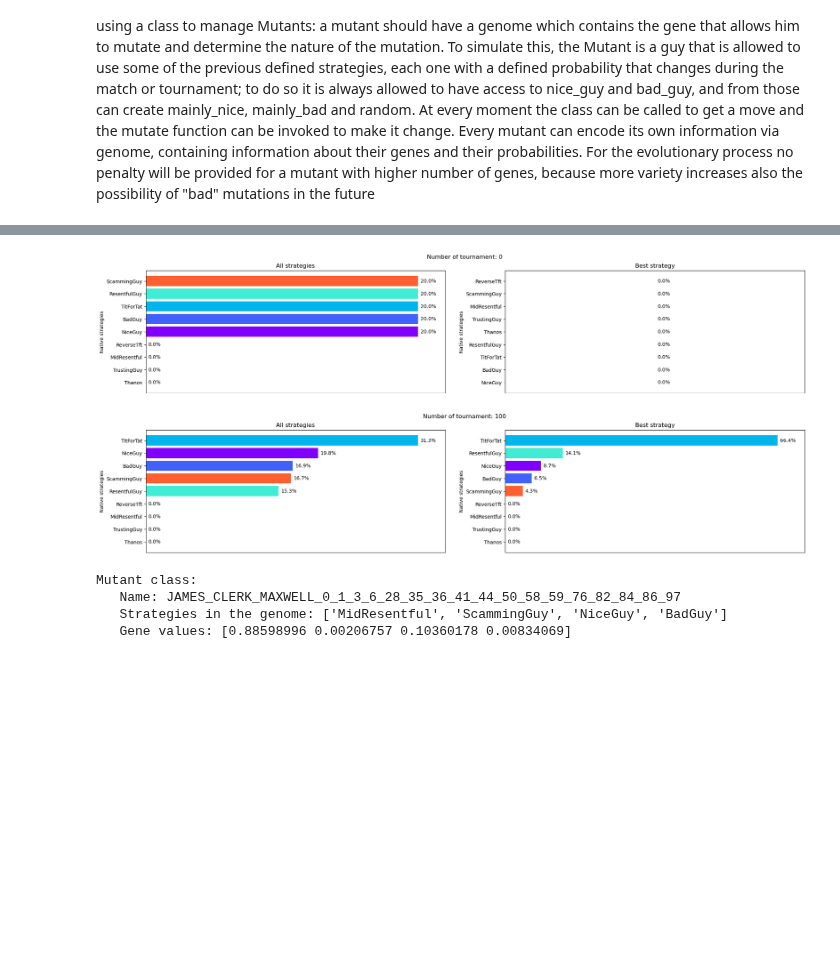
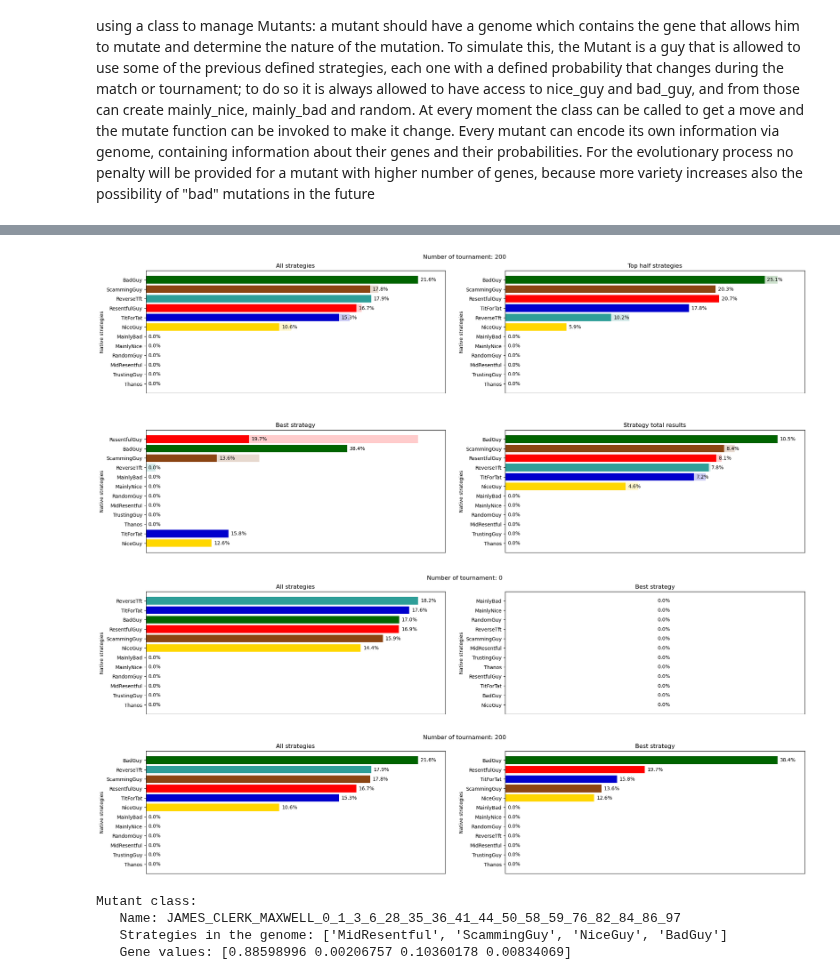
Before and after one commit to LeoPi314/LCP_projects_Y7_Group_4, a Jupyter notebook: Mutable.ipynb, the cells around one changed output, grey strips where cells are left out. Cells and saved outputs as stored; diff of their text form; code cells hidden in the pictures; blank space fills up the shorter version.

Commit message:
[leonardo] colors, saving and some trials

```diff
--- a/Mutable.ipynb
+++ b/Mutable.ipynb
@@ -240,7 +262,7 @@ def get_m_list( mode, par_list=[], N_mut = 1000, N_gen = 100 ) :
     m_keys = list( m_dic.keys() )
     return m_dic, m_keys
 # %%
-def m_tourney( player_list=[], N_rounds = 10, M = Payoff):
+def m_tourney( participants={}, player_list=[], N_rounds = 10, M = Payoff):
     # the player_list here is already made and given by input
     # Compute the combinations
     matchups = list(itertools.combinations(player_list, 2))
@@ -258,6 +280,9 @@ def m_tourney( player_list=[], N_rounds = 10, M = Payoff):
         # Retrieve the final scores for Player1 and Player2 as the last element in the list
         R1, R2 = AllRewards[-1][0], AllRewards[-1][1]
         list_with_scores.append( comb + (R1,R2) )
+        # make participants adapt to the previous results, corresponding to their winning condition
+        participants[ player1 ].adapt( ( R1 > R2 ) )
+        participants[ player2 ].adapt( ( R2 > R1 ) )
 
     # Compute the score for each named player and add it to the list
     FinalScores = []
@@ -536,18 +579,18 @@ def make_a_couple( data_frame, t_key='tournament', p_key = 'Strategies', image_k
     n_part = len( data_frame[ p_key ].unique() )
 
     #---------------------------------------COLORS-----------------------------------------------------------------
-    # chosing a colormap
-    colormap = plt.cm.rainbow
+    # # chosing a colormap
+    # colormap = plt.cm.rainbow
 
-    # generating color sfumatures, n_part is number of colors used
-    colors = [colormap(i) for i in np.linspace(0, 1, n_part)]
+    # # generating color sfumatures, n_part is number of colors used
+    # colors = [colormap(i) for i in np.linspace(0, 1, n_part)]
 
-    # converting colors into hexadecimanl colors for some reasons
-    colors_hex = [matcol.rgb2hex(c) for c in colors]
+    # # converting colors into hexadecimanl colors for some reasons
+    # colors_hex = [matcol.rgb2hex(c) for c in colors]
 
-    # creating a dictionary for color to strategy identification
-    color_dic = dict( zip(data_frame[p_key].unique(), colors_hex))
-    #---------------------------------------COLORS-----------------------------------------------------------------
+    # # creating a dictionary for color to strategy identification
+    # color_dic = dict( zip(data_frame[p_key].unique(), colors_hex))
+    # #---------------------------------------COLORS-----------------------------------------------------------------
 
     # the number of columns is determined by the number of parameter used
     row_n, col_n = image_keys.shape
@@ -691,7 +765,8 @@ Mutant class:
 # %%
 # ------------------------------ BASE GIF ------------------------------
-# make_a_gif( frames, t_key='tournament', p_key = 'Strategies', image_keys = np.array([[ 'total_w', 'half_w', ], [ 'best_w', 'res_w', ],] ),
-#            image_titles = [ ['All strategies', 'Top half strategies'], ['Best strategy', 'Strategy total results',] ], gif_name = 'Less_Random')
+make_a_gif( frames, t_key='tournament', p_key = 'Strategies', image_keys = np.array([[ 'total_w', 'half_w', ], [ 'best_w', 'res_w', ],] ),
+           image_titles = [ ['All strategies', 'Top half strategies'], ['Best strategy', 'Strategy total results',] ],
+           gif_name = 'Shuffle_Halo', halo=True, every_n = 5)
 
 # ------------------------------ 40 GIFS ------------------------------
 # name_keys = np.asarray( [ str(i) for i in range( 40 ) ] ).reshape( 5, 8 )
@@ -701,33 +776,34 @@ Mutant class:
 
 # ------------------------------ 50 GIFS ------------------------------
 # name_keys = np.asarray( [ str(i) for i in range( 50 ) ] ).reshape( 5, 10 )
 # name_titles = np.asarray( [ f"Mutant number {i}/{len(mutant_list)}" for i in range( 50 ) ] ).reshape( 5, 10 )
 # make_a_gif( frames, t_key='tournament', p_key = 'Strategies', image_keys = name_keys,
 #            image_titles = name_titles, gif_name = 'Less_random_strat')
 
 # ------------------------------ 30 GIFS ------------------------------
 # name_keys = np.asarray( [ str(i) for i in range( 30 ) ] ).reshape( 6, 5 )
 # name_titles = np.asarray( [ f"Mutant number {i}/{len(mutant_list)}" for i in range( 30 ) ] ).reshape( 6, 5 )
 # make_a_gif( frames, t_key='tournament', p_key = 'Strategies', image_keys = name_keys,
 #            image_titles = name_titles, gif_name = 'pod_gif_all')
 
 # ------------------------------ 25 GIFS ------------------------------
 # n_row, n_col = 5, 5
 # name_keys = np.asarray( [ f"res_{i}" for i in range( n_row*n_col ) ] ).reshape( n_col, n_row )
 # name_titles = np.asarray( [ f"Mutant classified {i+1}th/{len(mutant_list)}" for i in range( n_row*n_col ) ] ).reshape( n_col, n_row )
 # make_a_gif( frames, t_key='tournament', p_key = 'Strategies', image_keys = name_keys,
 #            image_titles = name_titles, gif_name = 'BUHN_results', y_label = f"Result fraction by strategy", fixed=True )
 
 # ------------------------------ 25 GIFS ------------------------------
 # n_row, n_col = 5, 5
 # name_keys = np.asarray( [ f"res_{i}" for i in range( n_row*n_col ) ] ).reshape( n_col, n_row )
 # name_titles = np.asarray( [ f"Mutant classified {i+1}th/{len(mutant_list)}" for i in range( n_row*n_col ) ] ).reshape( n_col, n_row )
 # make_a_gif( frames, t_key='tournament', p_key = 'Strategies', image_keys = name_keys,
 #            image_titles = name_titles, gif_name = 'BUHN_results', y_label = f"Result fraction by strategy", fixed=True )
 
 # ------------------------------ BASE PNG ------------------------------
 make_a_couple( frames, t_key='tournament', p_key = 'Strategies', image_keys = np.array([[ 'total_w', 'best_w', ], ] ),
-           image_titles = [ ['All strategies', 'Best strategy',], ], file_name = 'Less_Random')
+           image_titles = [ ['All strategies', 'Best strategy',], ], file_name = 'Shuffle')
 # %% [output]
-[figure, old version]
+[figure, new version]
+[figure, added]
 # %%
```
Also changed, not shown: parts of 9 cells of this notebook, 1 other file.
